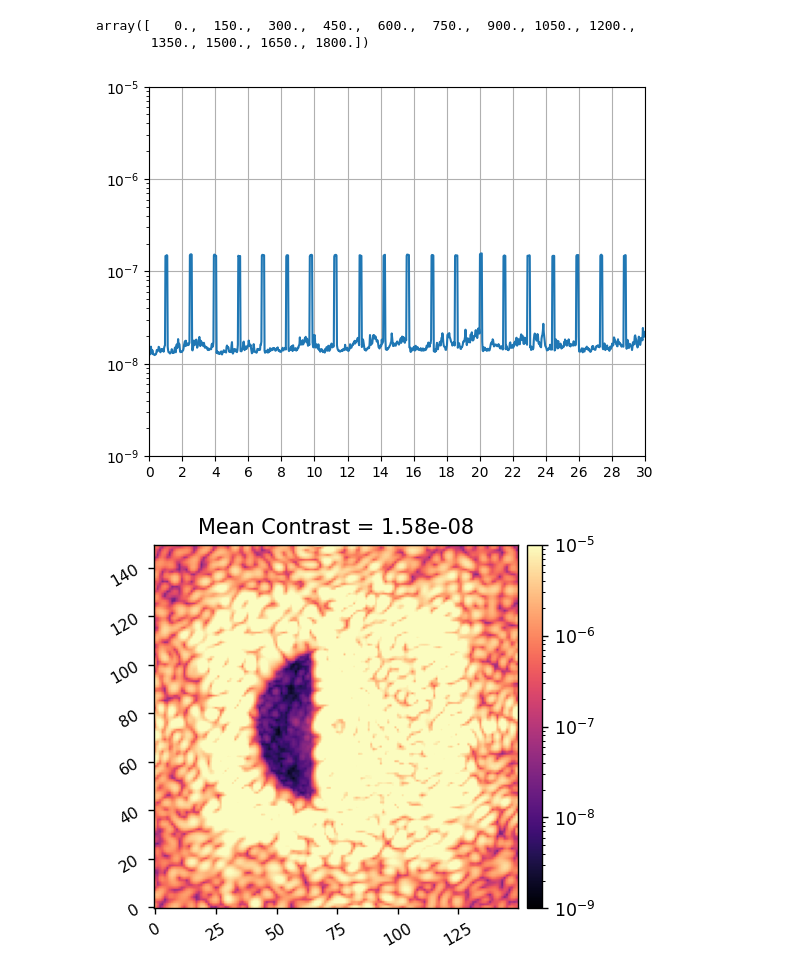
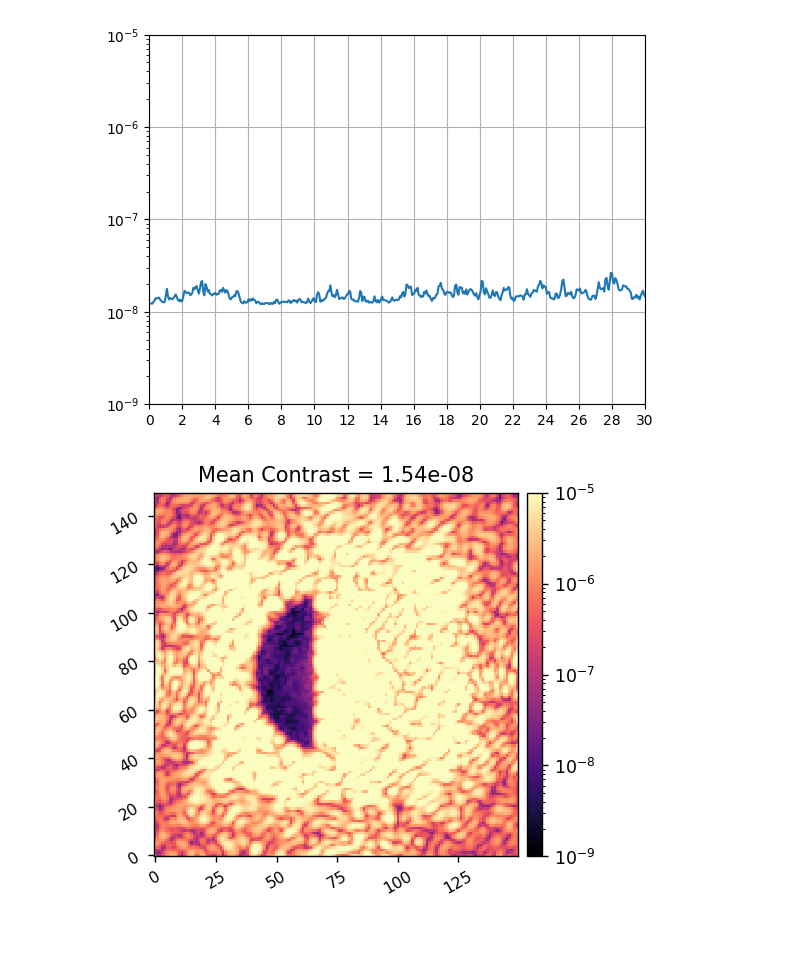
Before and after one commit to kian1377/scoob-exps, a Jupyter notebook: iefc-mono/analyze_data.ipynb, the cells around one changed output. Cells and saved outputs as stored; diff of their text form; code cells hidden in the pictures; blank space fills up the shorter version.

```diff
--- a/iefc-mono/analyze_data.ipynb
+++ b/iefc-mono/analyze_data.ipynb
@@ -25,7 +32,12 @@ import time
 # %%
 time.sleep(10)
 # %%
-iefc_data = utils.load_pickle(f'../data/llowfsc+iefc/{20241216}_iefc_run_180_1.pkl')
+# iefc_data = utils.load_pickle(f'../data/llowfsc+iefc/{20241216}_iefc_run_180_1.pkl')
+# camsci_data_1 = utils.load_pickle(f'../data/llowfsc+iefc/{20241216}_camsci_stream_1.pkl')
+# camsci_data_2 = utils.load_pickle(f'../data/llowfsc+iefc/{20241216}_camsci_stream_2.pkl')
 
-camsci_data_1 = utils.load_pickle(f'../data/llowfsc+iefc/{20241216}_camsci_stream_1.pkl')
-camsci_data_2 = utils.load_pickle(f'../data/llowfsc+iefc/{20241216}_camsci_stream_2.pkl')
+iefc_data = utils.load_pickle(f'../data/llowfsc+iefc/{20241217}_iefc_run_1.pkl')
+camsci_data_1 = utils.load_pickle(f'../data/llowfsc+iefc/{20241217}_camsci_stream_1.pkl')
+camsci_data_2 = utils.load_pickle(f'../data/llowfsc+iefc/{20241217}_camsci_stream_2.pkl')
+camsci_data_3 = utils.load_pickle(f'../data/llowfsc+iefc/{20241217}_camsci_stream_3.pkl')
+camsci_data_4 = utils.load_pickle(f'../data/llowfsc+iefc/{20241217}_camsci_stream_4.pkl')
@@ -69,33 +74,33 @@ mean_im = xp.mean(camsci_ims_1, axis=0)
-# %%
-np.linspace(0, camsci_data_1['duration'], 13)
-# %% [output]
-array([   0.,  150.,  300.,  450.,  600.,  750.,  900., 1050., 1200.,
-       1350., 1500., 1650., 1800.])
 # %%
-camsci_ims_1 = camsci_data_1['camsci_ims']
-contrasts_1 = xp.mean(camsci_ims_1[:, camsci_data_1['control_mask']], axis=1)
-Nims = camsci_ims_1.shape[0]
-times = np.linspace(0, camsci_data_1['duration']/60, Nims)
-time_ticks = np.linspace(0, camsci_data_1['duration']/60, 16)
+data = camsci_data_4
 
-plt.semilogy(times, ensure_np_array(contrasts_1))
+camsci_ims = data['camsci_ims']
+mask = data['control_mask']
+duration = data['duration']
+
+contrasts = xp.mean(camsci_ims[:, mask], axis=1)
+Nims = camsci_ims.shape[0]
+times = np.linspace(0, duration/60, Nims)
+time_ticks = np.linspace(0, duration/60, 16)
+
+plt.semilogy(times, ensure_np_array(contrasts))
 plt.xticks(time_ticks)
-plt.xlim([0, camsci_data_1['duration']/60])
+plt.xlim([0, duration/60])
 plt.ylim([1e-9, 1e-5])
 plt.grid()
 plt.show()
 
-unprobed_ims_1 = camsci_ims_1[contrasts_1<5e-8]
+unprobed_ims = camsci_ims[contrasts<5e-8]
 
 # mean_im_1 = xp.mean(camsci_ims_1, axis=0)
-mean_im_1 = xp.mean(unprobed_ims_1, axis=0)
+mean_im = xp.mean(unprobed_ims, axis=0)
 
-mean_contrast = xp.mean(mean_im_1[camsci_data_1['control_mask']])
+mean_contrast = xp.mean(mean_im[mask])
 imshow1(
     mean_im_1,
     f'Mean Contrast = {mean_contrast:.2e}',
     lognorm=True, vmin=1e-9, vmax=1e-5,
 )
 # %% [output]
-[figure, old version]
+[figure, new version]
-[figure, old version]
+[figure, new version]
```
Also changed, not shown: parts of 8 cells of this notebook, 5 other files.
